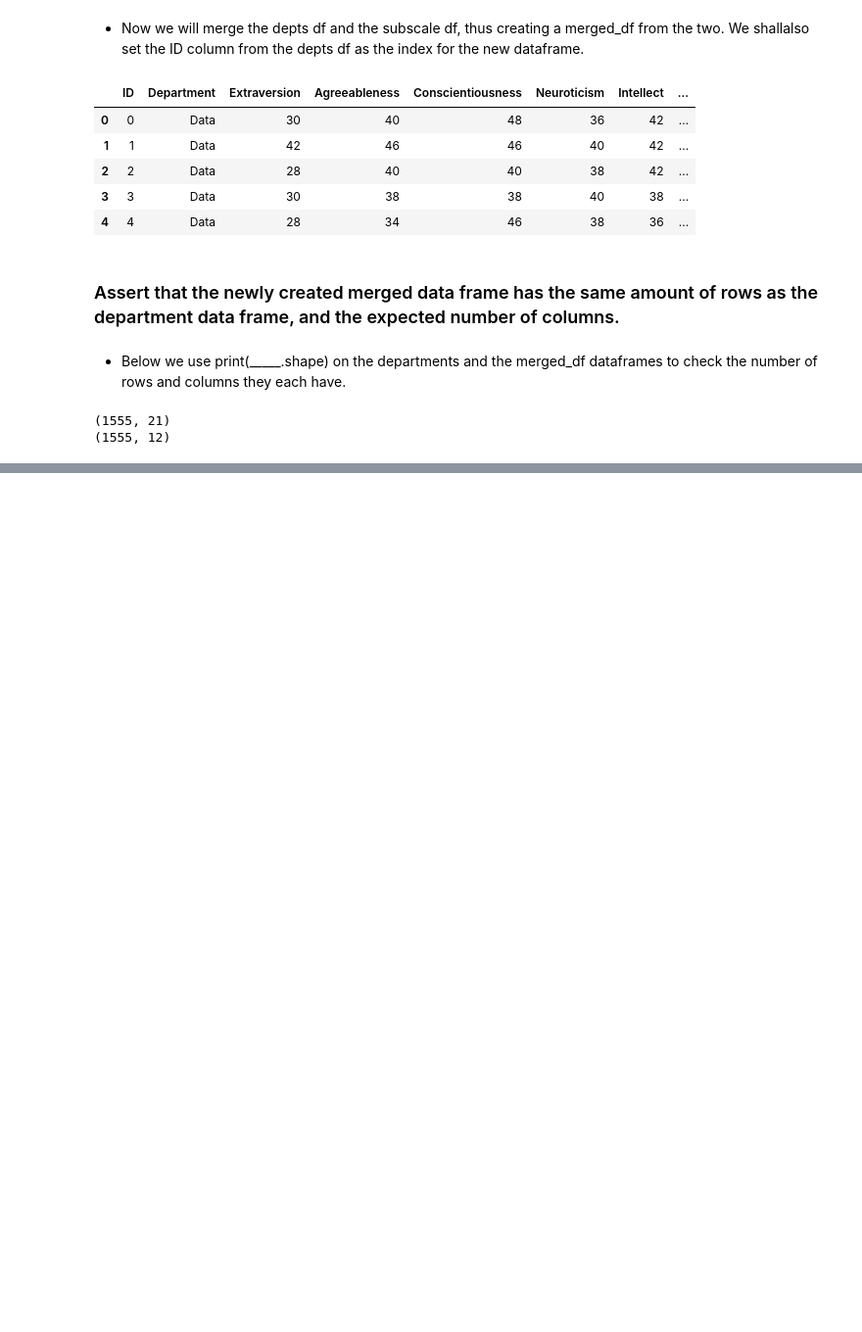
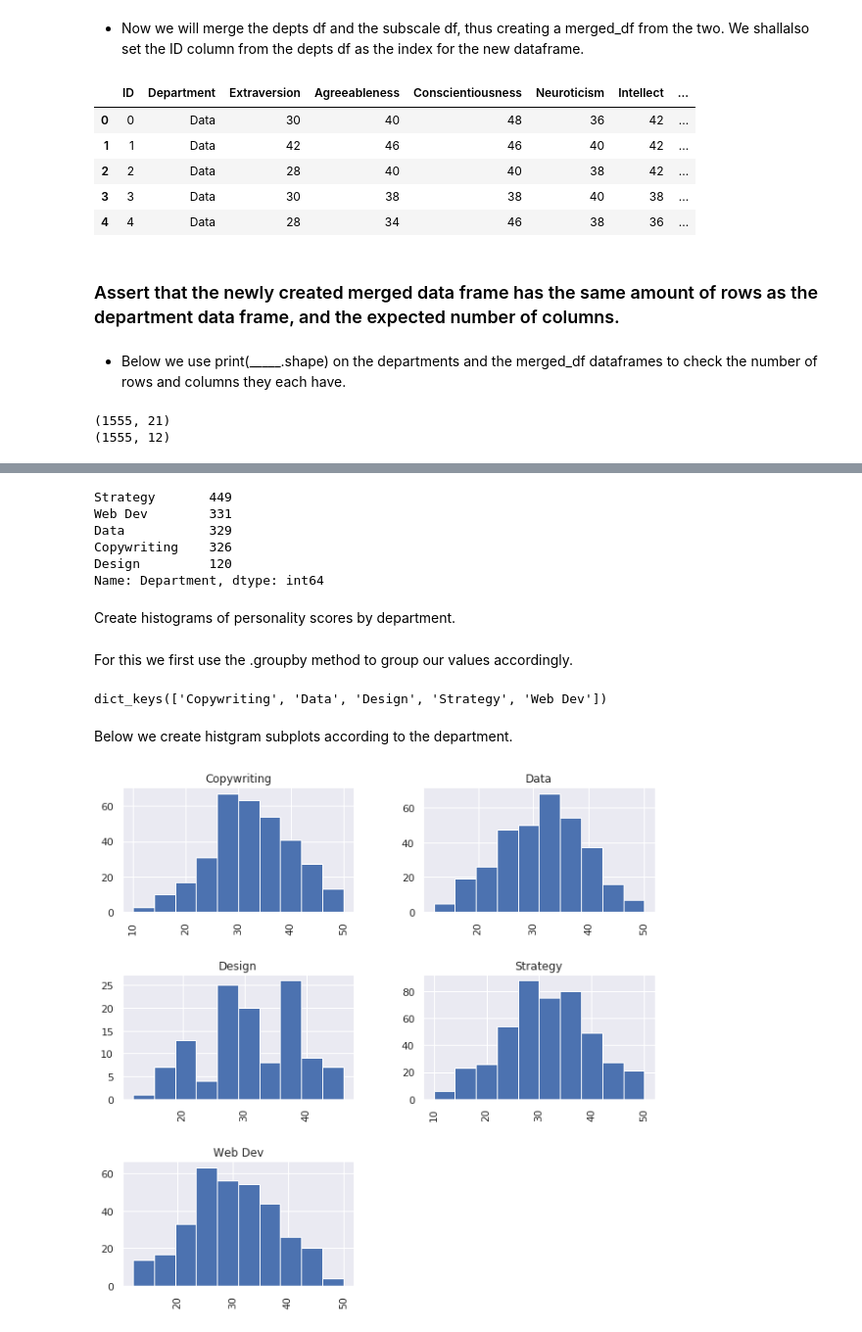
Before and after one commit to nhlalwenhle/Data-Wrangling.-Umuzi-data, a Jupyter notebook: Data_wrangling.ipynb, the cells around one changed output, grey strips where cells are left out. Shown at 98% size. Saved outputs shown, nothing was run; the diff lists cells and outputs as text; code cells hidden in the pictures; blank space fills up the shorter version.

```diff
--- a/Data_wrangling.ipynb
+++ b/Data_wrangling.ipynb
@@ -368,0 +359,25 @@ print(merged_df.shape)
+# %%
+merged_df = merged_df.replace('Web dev', 'Web Dev')
+merged_df['Department'].value_counts()
+# %% [output]
+Strategy       449
+Web Dev        331
+Data           329
+Copywriting    326
+Design         120
+Name: Department, dtype: int64
+# %% [markdown]
+Create histograms of personality scores by department.
+# %% [markdown]
+For this we first use the .groupby method to group our values accordingly.
+# %%
+merged_df.groupby(['Department']).groups.keys()
+# %% [output]
+dict_keys(['Copywriting', 'Data', 'Design', 'Strategy', 'Web Dev'])
+# %% [markdown]
+Below we create histgram subplots according to the department.
+# %%
+merged_df["Extraversion"].hist(by=merged_df['Department'], figsize = (10,10))
+labels = "Extraversion", "Agreeableness", "Conscientiousness", "Neuroticism", "Intellect"
+# %% [output]
+[figure, added]
```
Also changed, not shown: parts of 36 cells of this notebook.
